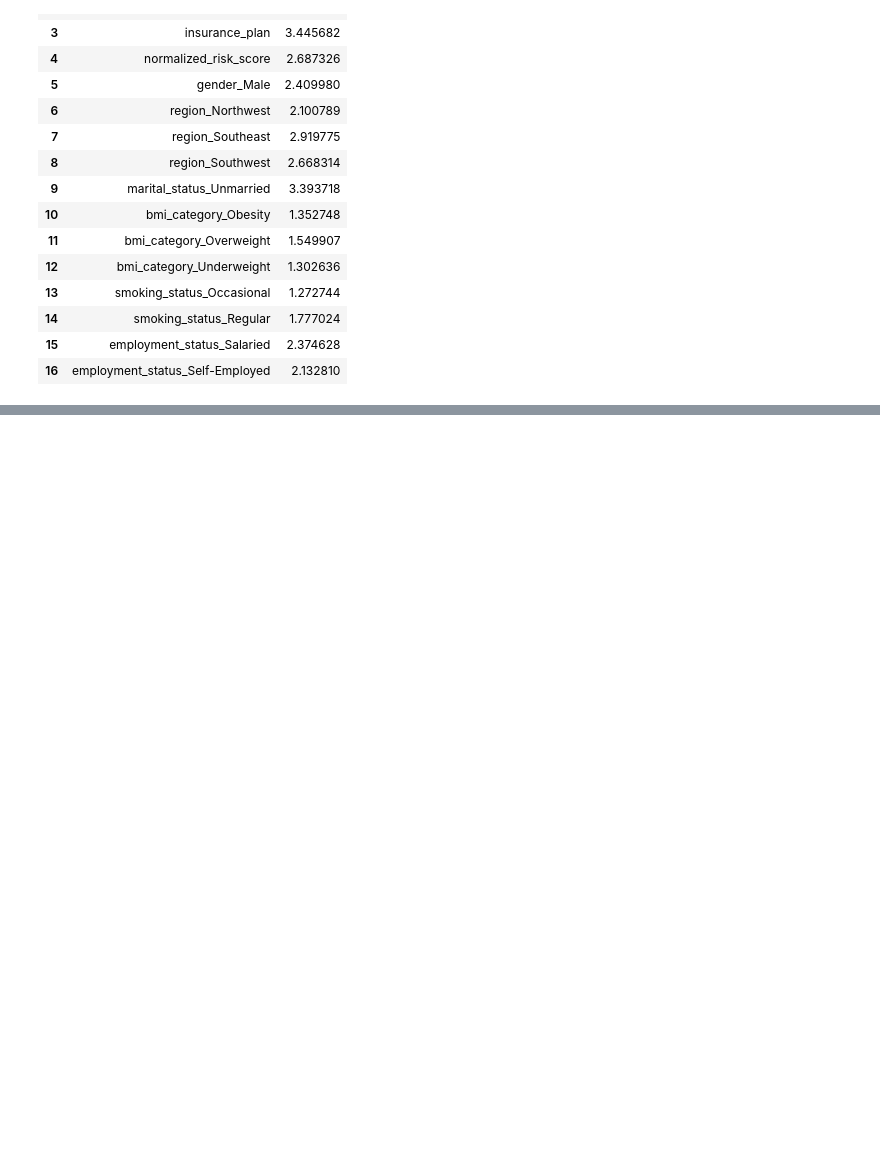
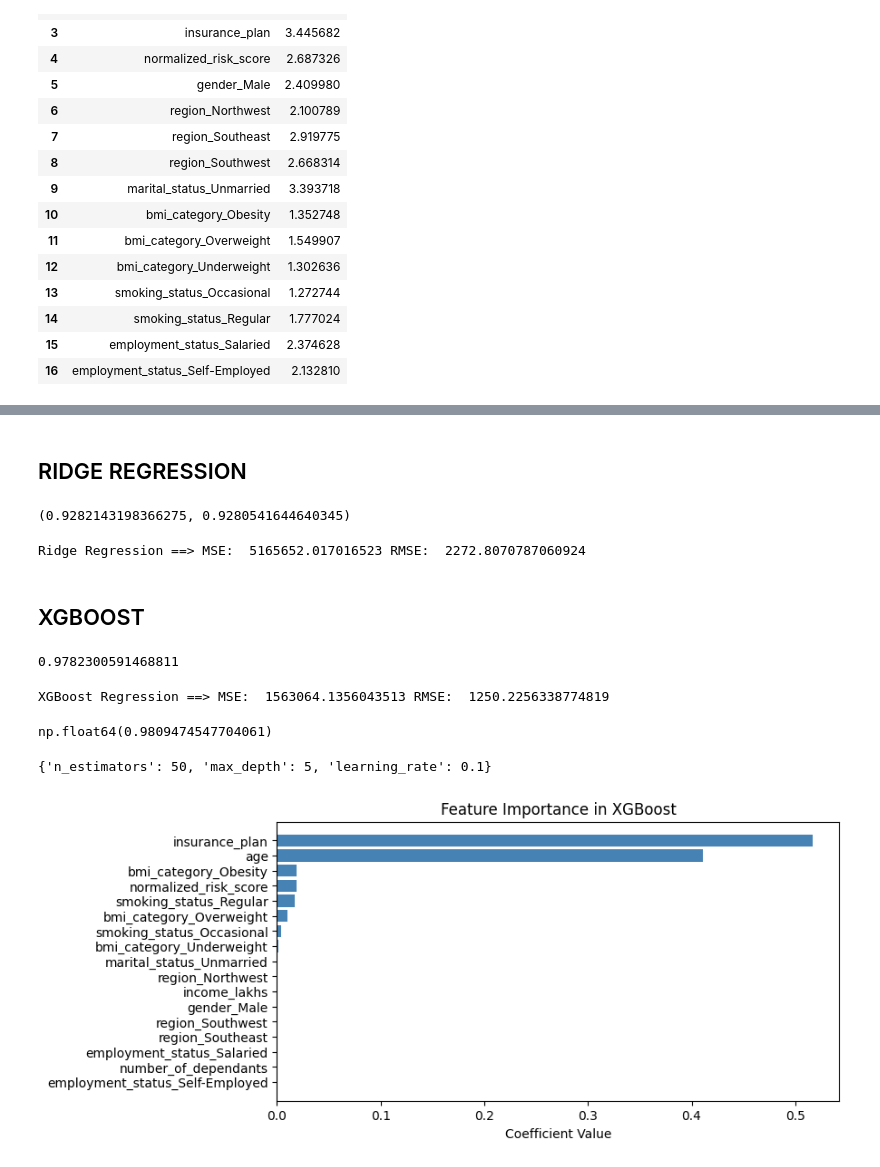
Before and after one commit to SakifKhan98/insurance-premium-prediction, a Jupyter notebook: insurance_premium_prediction.ipynb, the cells around one changed output, grey strips where cells are left out. Saved outputs shown, nothing was run; the diff lists cells and outputs as text; code cells hidden in the pictures; blank space fills up the shorter version.

```diff
--- a/insurance_premium_prediction.ipynb
+++ b/insurance_premium_prediction.ipynb
@@ -550,0 +617,75 @@ X_reduced = X.drop("income_level", axis="columns")
+# %% [markdown]
+## RIDGE REGRESSION
+# %%
+model_rg = Ridge(alpha=1)
+model_rg.fit(X_train, y_train)
+test_score = model_rg.score(X_test, y_test)
+train_score = model_rg.score(X_train, y_train)
+train_score, test_score
+# %% [output]
+(0.9282143198366275, 0.9280541644640345)
+# %%
+y_pred = model_rg.predict(X_test)
+
+mse_lr = mean_squared_error(y_test, y_pred)
+rmse_lr = np.sqrt(mse_lr)
+print("Ridge Regression ==> MSE: ", mse_lr, "RMSE: ", rmse_lr)
+# %% [output]
+Ridge Regression ==> MSE:  5165652.017016523 RMSE:  2272.8070787060924
+# %% [markdown]
+## XGBOOST
+# %%
+from xgboost import XGBRegressor
+
+model_xgb = XGBRegressor(n_estimators=20, max_depth=3)
+model_xgb.fit(X_train, y_train)
+model_xgb.score(X_test, y_test)
+# %% [output]
+0.9782300591468811
+# %%
+y_pred = model_xgb.predict(X_test)
+
+mse_lr = mean_squared_error(y_test, y_pred)
+rmse_lr = np.sqrt(mse_lr)
+print("XGBoost Regression ==> MSE: ", mse_lr, "RMSE: ", rmse_lr)
+# %% [output]
+XGBoost Regression ==> MSE:  1563064.1356043513 RMSE:  1250.2256338774819
+# %%
+model_xgb = XGBRegressor()
+param_grid = {
+    "n_estimators": [20, 40, 50],
+    "learning_rate": [0.01, 0.1, 0.2],
+    "max_depth": [3, 4, 5],
+}
+random_search = RandomizedSearchCV(
+    model_xgb, param_grid, n_iter=10, cv=3, scoring="r2", random_state=42, n_jobs=-1
+)
+random_search.fit(X_train, y_train)
+random_search.best_score_
+# %% [output]
+np.float64(0.9809474547704061)
+# %%
+random_search.best_params_
+# %% [output]
+{'n_estimators': 50, 'max_depth': 5, 'learning_rate': 0.1}
+# %%
+best_model = random_search.best_estimator_
+# %%
+feature_importance = best_model.feature_importances_
+
+# Create a DataFrame for easier handling
+coef_df = pd.DataFrame(
+    feature_importance, index=X_train.columns, columns=["Coefficients"]
+)
+
+# Sort the coefficients for better visualization
+coef_df = coef_df.sort_values(by="Coefficients", ascending=True)
+
+# Plotting
+plt.figure(figsize=(8, 4))
+plt.barh(coef_df.index, coef_df["Coefficients"], color="steelblue")
+plt.xlabel("Coefficient Value")
+plt.title("Feature Importance in XGBoost")
+plt.show()
+# %% [output]
+[figure, added]
```
Also changed, not shown: parts of 8 cells of this notebook.
